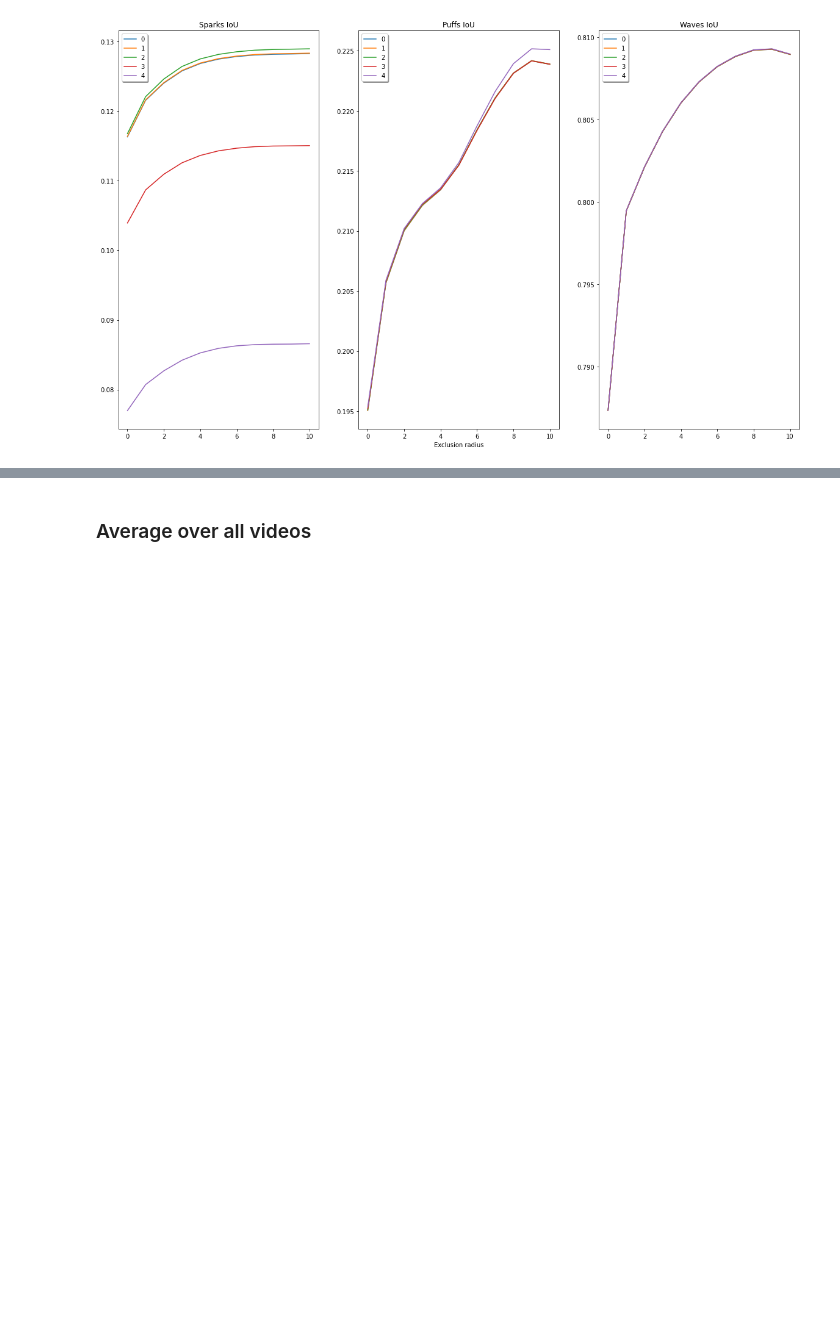
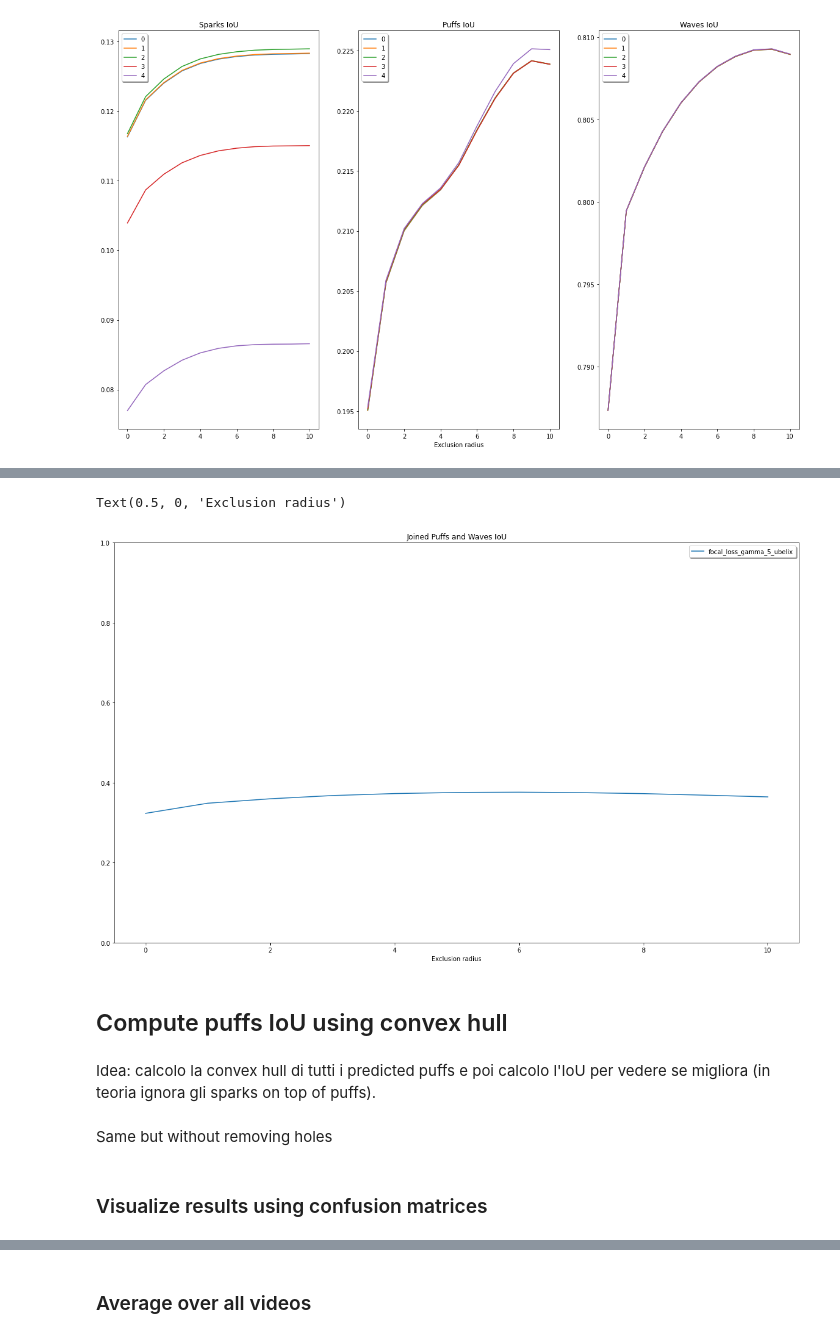
Before and after one commit to dottipr/sparks_project, a Jupyter notebook: sparks/validate UNet trainings.ipynb, the cells around one changed output, grey strips where cells are left out. Cells and saved outputs as stored; diff of their text form; code cells hidden in the pictures; blank space fills up the shorter version.

```diff
--- a/sparks/validate UNet trainings.ipynb
+++ b/sparks/validate UNet trainings.ipynb
@@ -915,3 +839,0 @@ min_radius_sparks = 2 # min radius of a detected spark
-# %%
-training_name = training_names[0]
-print(training_name)
@@ -926,2 +839,0 @@ ys_training = ys[training_name]
-# %%
-video_id = '05'
@@ -1209,0 +922,9 @@ focal_loss_gamma_5_ubelix
+# %%
+ious_puffs_waves_avg = {} # num training x num exclusion radius
+
+for training_name in training_names:
+    num_videos = len(ious_puffs_waves_all_trainings[training_name])
+
+    ious_puffs_waves_all_video = ious_puffs_waves_all_trainings[training_name] # num videos x num exclusion radius
+
+    ious_puffs_waves_avg[training_name] = np.sum(np.array([list(res.values()) for res in ious_puffs_waves_all_video.values()]),0)/num_videos
@@ -1209,0 +950,16 @@ focal_loss_gamma_5_ubelix
+# %%
+fig, axs = plt.subplots(1, 1, sharex=True, figsize=(20,12))
+fig.add_subplot(111, frameon=False)
+
+for training_name in training_names:
+    axs.plot(exclusion_radius_list, ious_puffs_waves_avg[training_name], label=training_name)
+
+axs.set_title('Joined Puffs and Waves IoU')
+axs.set_ylim([0,1])
+axs.legend(shadow=True, fancybox=True)
+
+plt.tick_params(labelcolor='none', which='both', top=False, bottom=False, left=False, right=False)
+plt.xlabel("Exclusion radius")
+# %% [output]
+Text(0.5, 0, 'Exclusion radius')
+[figure, added]
@@ -1209,0 +968,4 @@ focal_loss_gamma_5_ubelix
+# %% [markdown]
+## Compute puffs IoU using convex hull
+# %% [markdown]
+Idea: calcolo la convex hull di tutti i predicted puffs e poi calcolo l'IoU per vedere se migliora (in teoria ignora gli sparks on top of puffs).
@@ -1209,0 +1015,2 @@ focal_loss_gamma_5_ubelix
+# %% [markdown]
+Same but without removing holes
@@ -1209,0 +1052,2 @@ focal_loss_gamma_5_ubelix
+# %% [markdown]
+### Visualize results using confusion matrices
```
Also changed, not shown: parts of 91 cells of this notebook, 22 other files.
